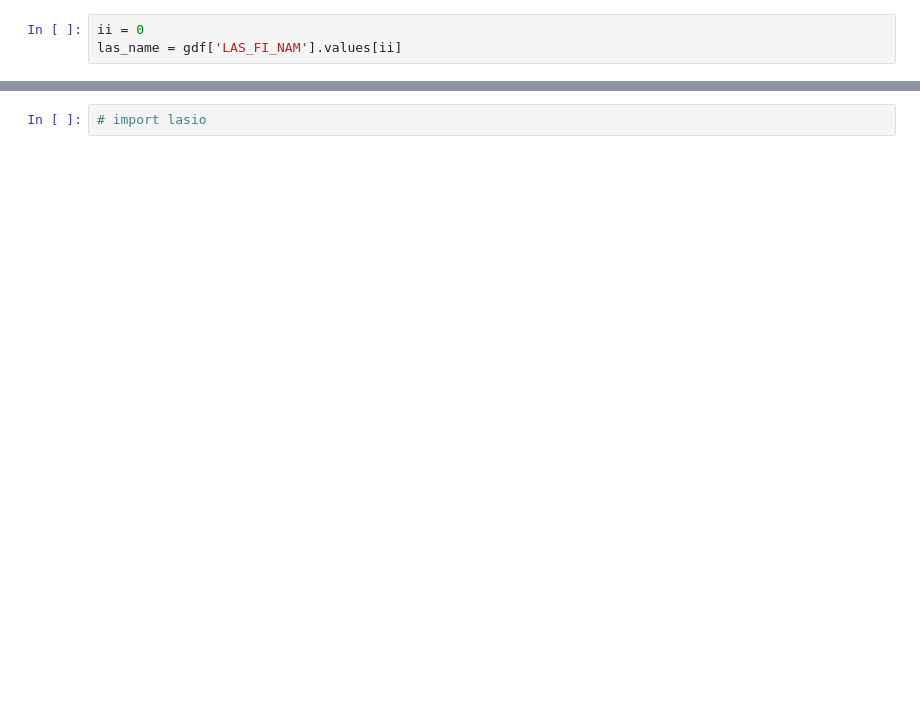
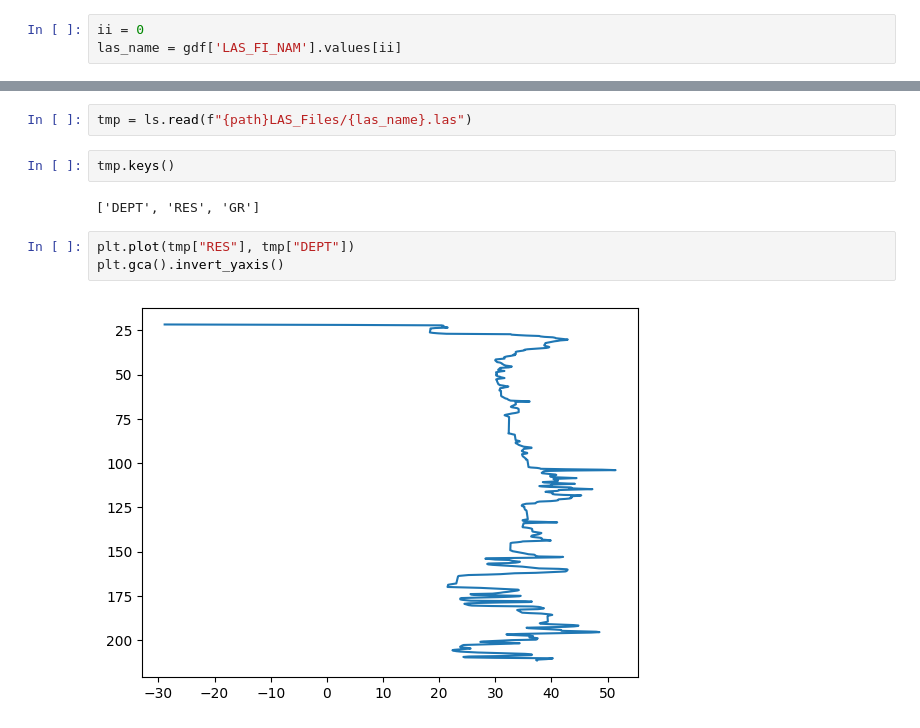
Before and after one commit to emgeolab/alberta_atem, a Jupyter notebook: notebooks/load_well_data.ipynb, the cells around one changed output, grey strips where cells are left out. Saved outputs shown, nothing was run; the diff lists cells and outputs as text; blank space fills up the shorter version.

```diff
--- a/notebooks/load_well_data.ipynb
+++ b/notebooks/load_well_data.ipynb
@@ -16,4 +46,13 @@ las_nameb
 # %% [output]
 '153840-a'
-# %%
-# import lasio
+# %%
+tmp = ls.read(f"{path}LAS_Files/{las_name}.las")
+# %%
+tmp.keys()
+# %% [output]
+['DEPT', 'RES', 'GR']
+# %%
+plt.plot(tmp["RES"], tmp["DEPT"])
+plt.gca().invert_yaxis()
+# %% [output]
+[figure, added]
```
Also changed, not shown: parts of 7 cells of this notebook, 3 other files.
